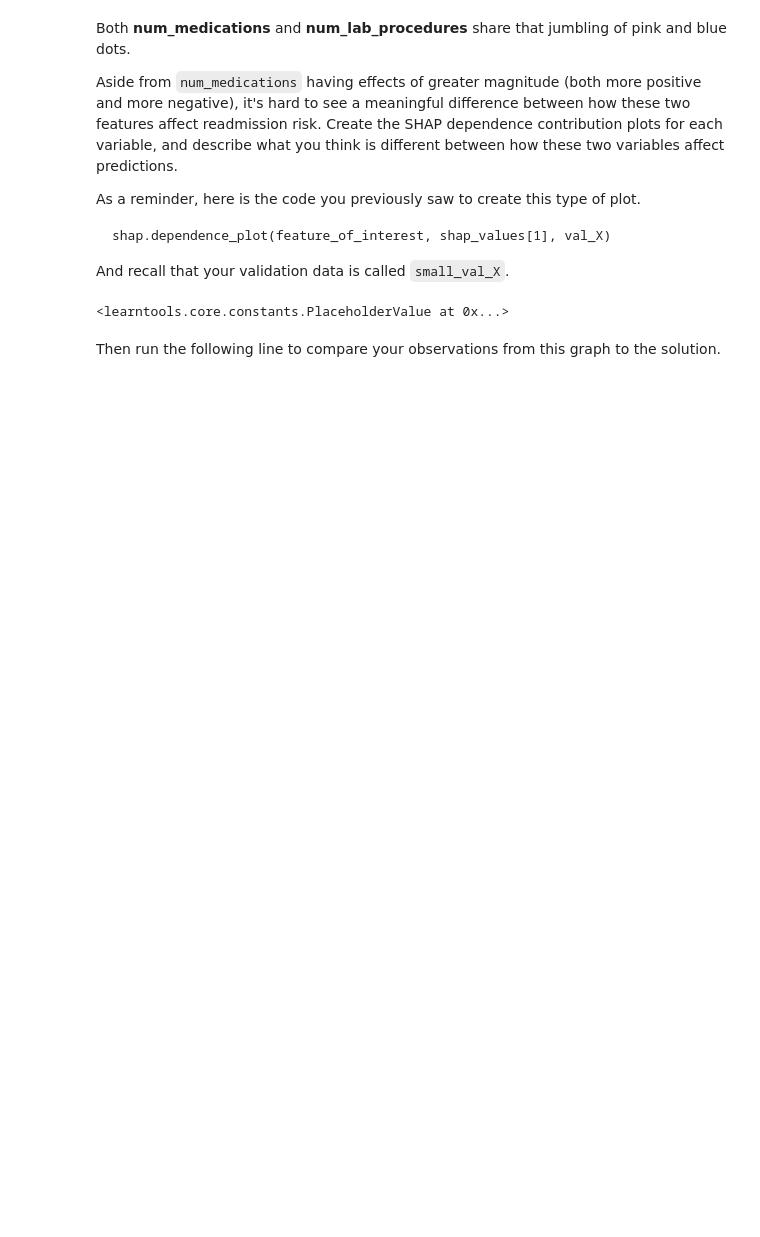
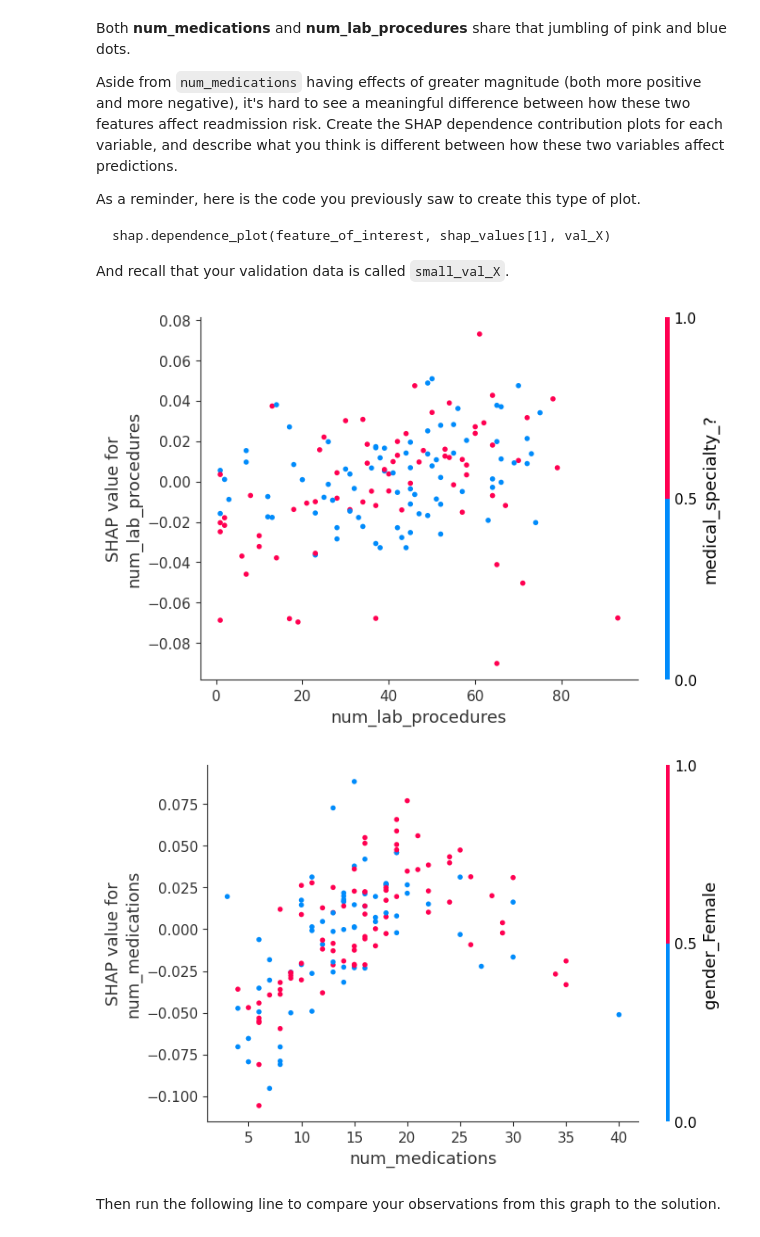
Before and after one commit to RanjaKen/MachineLearningExplainability, a Jupyter notebook: exercise-advanced-uses-of-shap-values.ipynb, the cells around one changed output. Cells and saved outputs as stored; diff of their text form; code cells hidden in the pictures; blank space fills up the shorter version.

Commit message:
Kaggle Notebook | Exercise: Advanced Uses of SHAP Values | Version 3

```diff
--- a/exercise-advanced-uses-of-shap-values.ipynb
+++ b/exercise-advanced-uses-of-shap-values.ipynb
@@ -190,11 +190,13 @@ As a reminder, here is the code you previously saw to create this type of plot.
     shap.dependence_plot(feature_of_interest, shap_values[1], val_X)
 
 And recall that your validation data is called `small_val_X`.
-# %%
-# Your code here
-____
-# %% [output]
-<learntools.core.constants.PlaceholderValue at 0x...>
+# %%
+# Your code here
+shap.dependence_plot('num_lab_procedures', shap_values[1], small_val_X)
+shap.dependence_plot('num_medications', shap_values[1], small_val_X)
+# %% [output]
+[figure, added]
+[figure, added]
 # %% [markdown]
 Then run the following line to compare your observations from this graph to the solution.
 # %%
```
Also changed, not shown: parts of 3 cells of this notebook.
